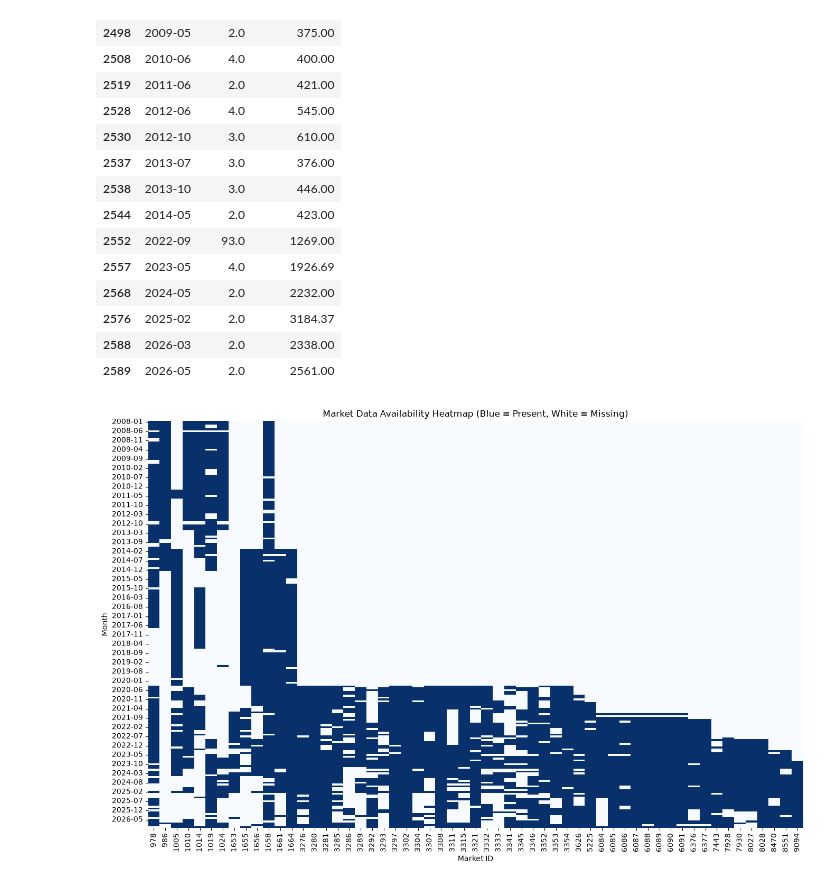
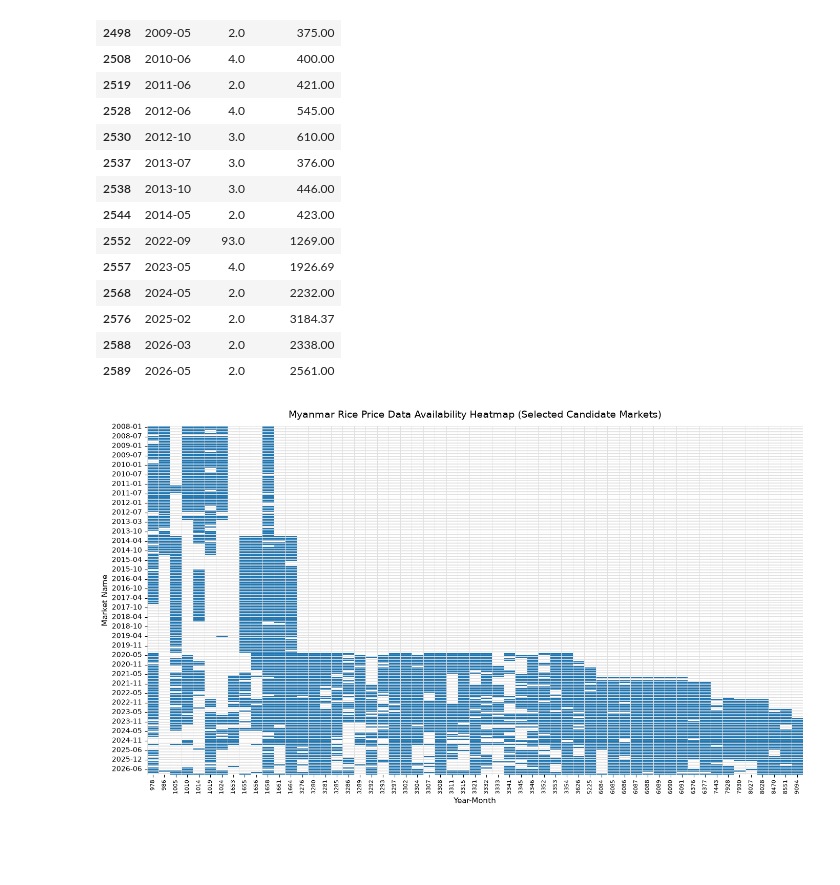
Before and after one commit to Ishigami-suhlaing/Myanmar-Food-Price-Forecasting, a Jupyter notebook: notebooks/rice.ipynb, the cells around one changed output. Cells and saved outputs as stored; diff of their text form; code cells hidden in the pictures; blank space fills up the shorter version.

Commit message:
still exploring the useful rice dataset with longest history data and smallest gap

```diff
--- a/notebooks/rice.ipynb
+++ b/notebooks/rice.ipynb
@@ -493,21 +484,3 @@ Taunggyi
 | 2576 | 2025-02 | 2.0 | 3184.37 |
 | 2588 | 2026-03 | 2.0 | 2338.00 |
 | 2589 | 2026-05 | 2.0 | 2561.00 |
-# %%
-import matplotlib.pyplot as plt
-import seaborn as sns
-
-plt.figure(figsize=(16, 10))
-
-sns.heatmap(
-    rice_wide.notna().sort_index(),
-    cbar=False,
-    cmap="Blues"
-)
-
-plt.title("Market Data Availability Heatmap (Blue = Present, White = Missing)")
-plt.xlabel("Market ID")
-plt.ylabel("Month")
-plt.show()
-# %% [output]
-[figure, removed]
@@ -524,0 +487,19 @@ plt.show()
+# %%
+plt.figure(figsize=(14, 8))
+# Custom cmap: 0 (white/missing), 1 (blue/present)
+sns.heatmap(
+    rice_wide.notna().sort_index(),
+    cmap=["#ffffff", "#1f77b4"],
+    cbar=False,
+    linewidths=0.5,
+    linecolor="#e0e0e0"
+)
+
+plt.title("Myanmar Rice Price Data Availability Heatmap (Selected Candidate Markets)", fontsize=14, pad=12)
+plt.xlabel("Year-Month", fontsize=11)
+plt.ylabel("Market Name", fontsize=11)
+plt.xticks(rotation=90, fontsize=8)
+plt.tight_layout()
+plt.show()
+# %% [output]
+[figure, added]
```
Also changed, not shown: parts of 3 cells of this notebook, 1 other file.
